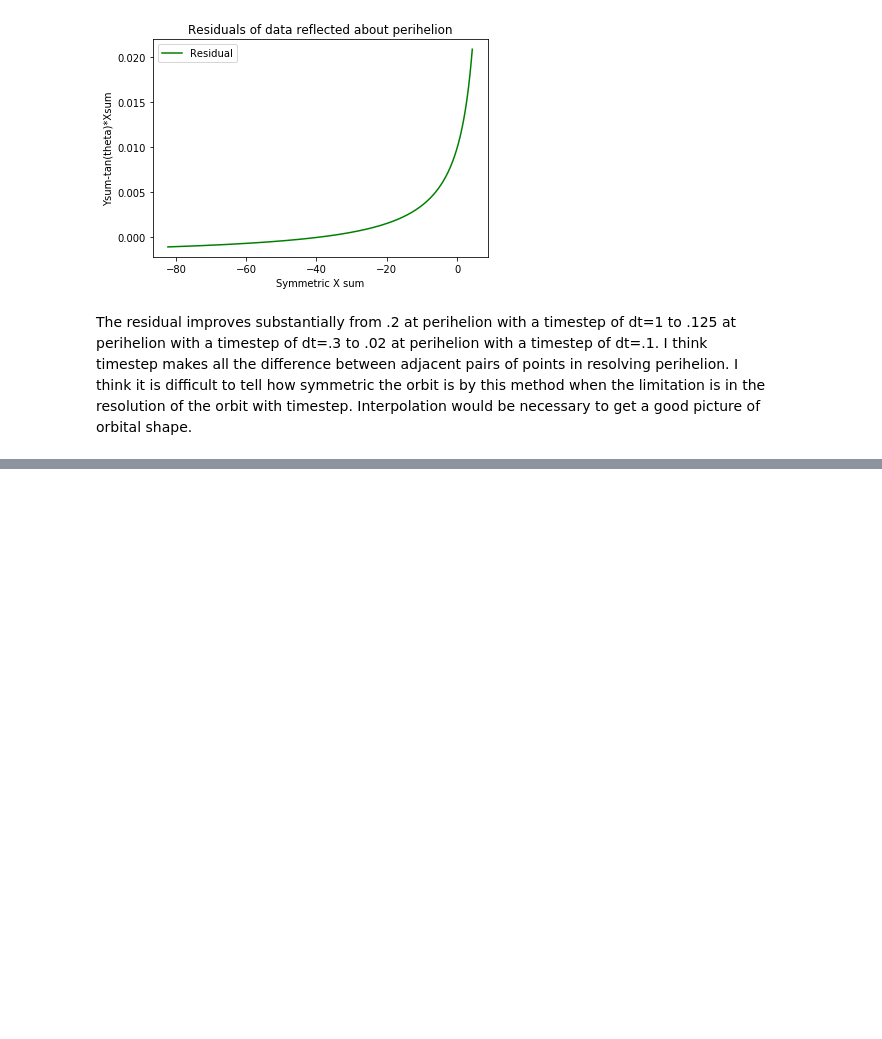
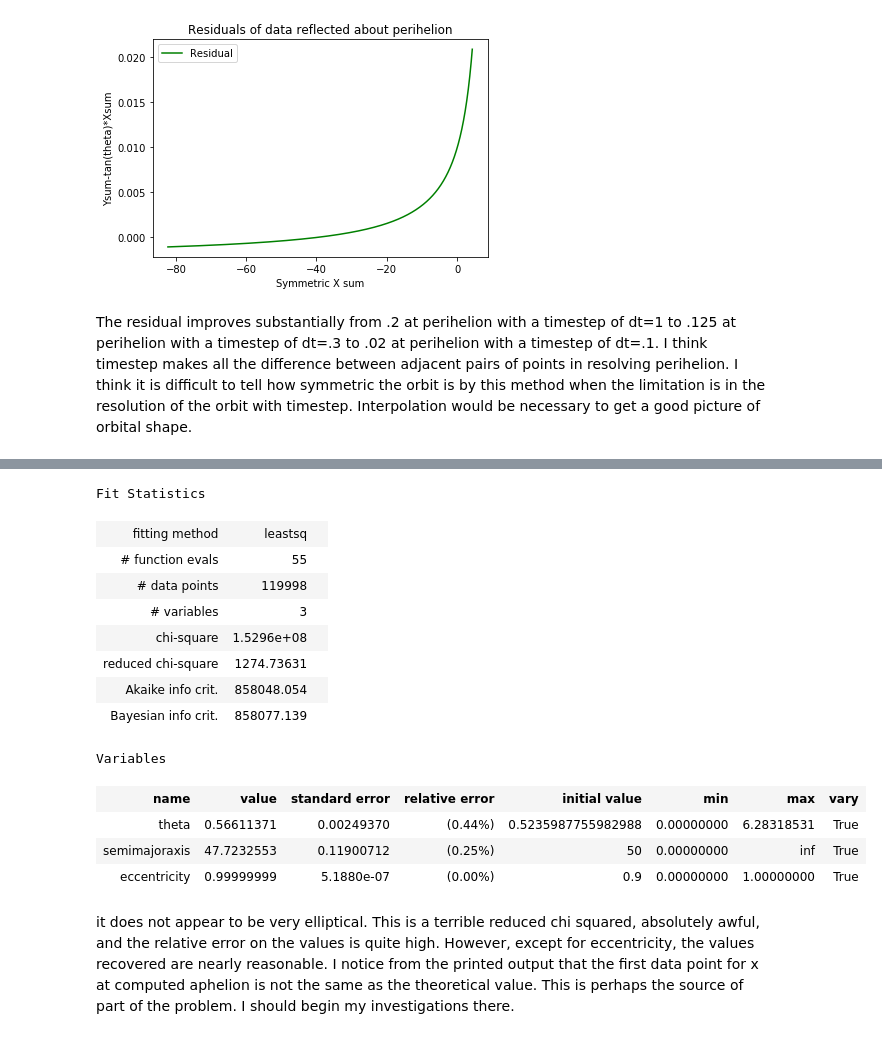
Before and after one commit to sdorsher/ManyBodyProblem, a Jupyter notebook: Vector Elliptical Refactored.ipynb, the cells around one changed output, grey strips where cells are left out. Cells and saved outputs as stored; diff of their text form; code cells hidden in the pictures; blank space fills up the shorter version.

```diff
--- a/Vector Elliptical Refactored.ipynb
+++ b/Vector Elliptical Refactored.ipynb
@@ -210,0 +286,6 @@ In the interest of accomplishing further orbital evolutions, I thin
+# %%
+def residualxy(pars, t, npstarx1):
+    fitvalx=parametricEllipsex(t,pars['theta'], pars['eccentricity'], pars['semimajoraxis'])
+    fitvaly=parametricEllipsey(t,pars['theta'], pars['eccentricity'], pars['semimajoraxis'])
+    residual = npstar1x[:,0:2]-np.array([fitvalx,fitvaly]).transpose()
+    return residual
@@ -210,0 +364,19 @@ In the interest of accomplishing further orbital evolutions, I thin
+# %%
+outxy
+# %% [output]
+Fit Statistics
+| fitting method | leastsq |  |
+| # function evals | 55 |  |
+| # data points | 119998 |  |
+| # variables | 3 |  |
+| chi-square | 1.5296e+08 |  |
+| reduced chi-square | 1274.73631 |  |
+| Akaike info crit. | 858048.054 |  |
+| Bayesian info crit. | 858077.139 |  |
+Variables
+| name | value | standard error | relative error | initial value | min | max | vary |
+| theta | 0.56611371 | 0.00249370 | (0.44%) | 0.5235987755982988 | 0.00000000 | 6.28318531 | True |
+| semimajoraxis | 47.7232553 | 0.11900712 | (0.25%) | 50 | 0.00000000 | inf | True |
+| eccentricity | 0.99999999 | 5.1880e-07 | (0.00%) | 0.9 | 0.00000000 | 1.00000000 | True |
+# %% [markdown]
+it does not appear to be very elliptical. This is a terrible reduced chi squared, absolutely awful, and the relative error on the values is quite high. However, except for eccentricity, the values recovered are nearly reasonable. I notice from the printed output that the first data point for x at computed aphelion is not the same as the theoretical value. This is perhaps the source of part of the problem. I should begin my investigations there.
```
Also changed, not shown: parts of 20 cells of this notebook.
